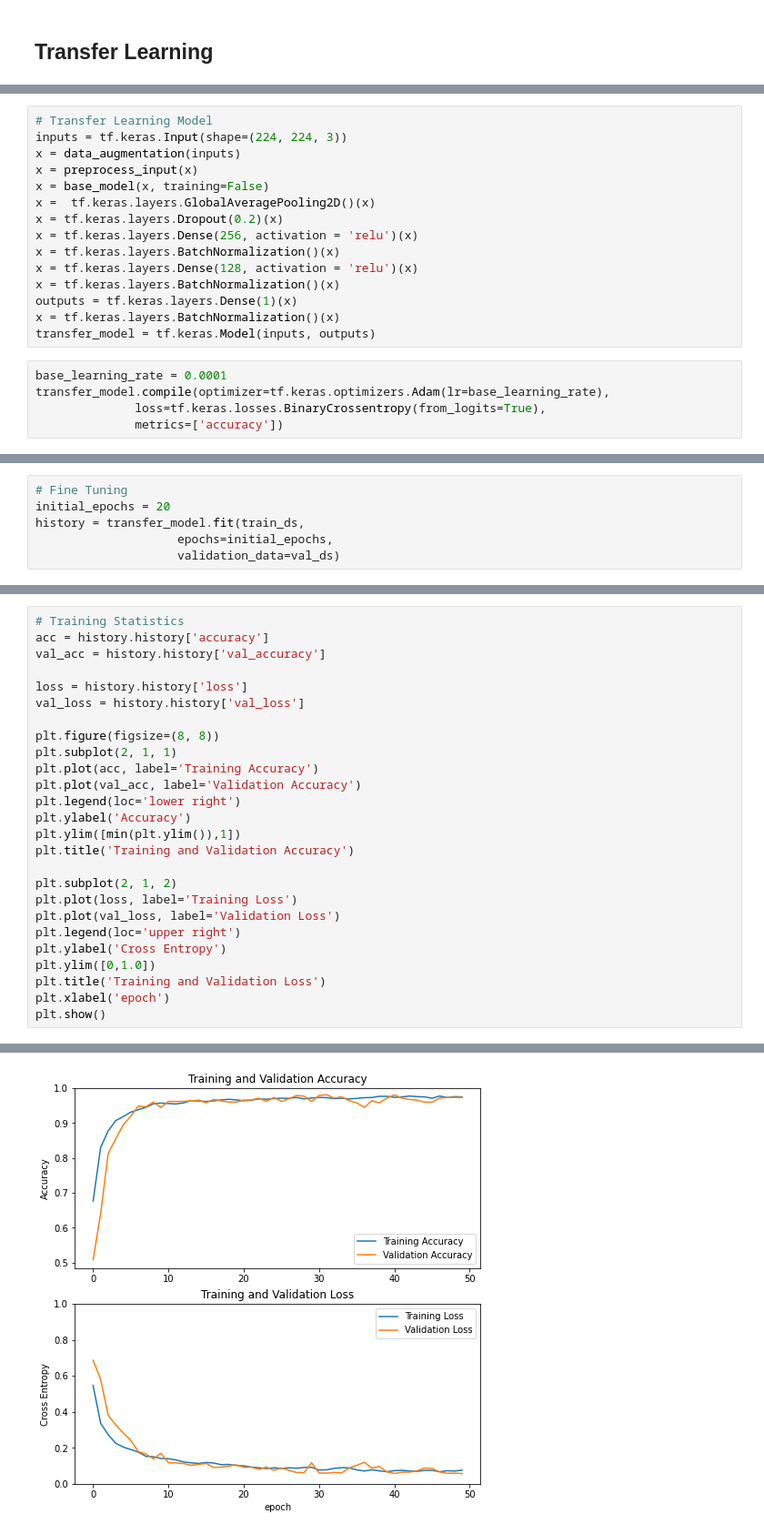
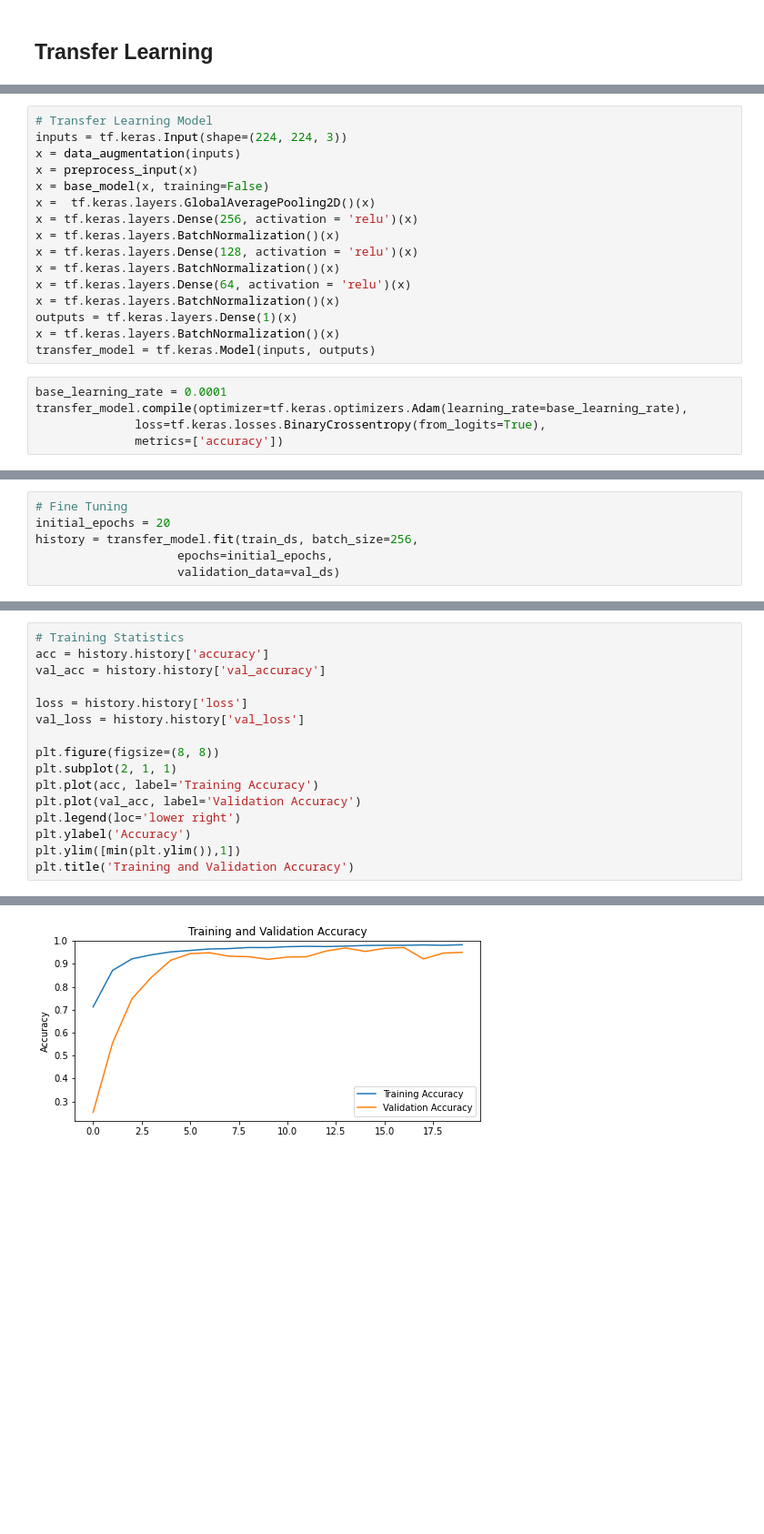
Before and after one commit to teoshuqi/pneumonia, a Jupyter notebook: CNN.ipynb, the cells around one changed output, grey strips where cells are left out. Shown: that part at 91% size. Saved outputs shown, nothing was run; the diff lists cells and outputs as text; blank space fills up the shorter version.

```diff
--- a/CNN.ipynb
+++ b/CNN.ipynb
@@ -206,17 +193,18 @@ x = data_augmentation(inputs)
 x = preprocess_input(x)
 x = base_model(x, training=False)
 x =  tf.keras.layers.GlobalAveragePooling2D()(x)
-x = tf.keras.layers.Dropout(0.2)(x)
 x = tf.keras.layers.Dense(256, activation = 'relu')(x)
 x = tf.keras.layers.BatchNormalization()(x)
 x = tf.keras.layers.Dense(128, activation = 'relu')(x)
 x = tf.keras.layers.BatchNormalization()(x)
+x = tf.keras.layers.Dense(64, activation = 'relu')(x)
+x = tf.keras.layers.BatchNormalization()(x)
 outputs = tf.keras.layers.Dense(1)(x)
 x = tf.keras.layers.BatchNormalization()(x)
 transfer_model = tf.keras.Model(inputs, outputs)
 # %%
 base_learning_rate = 0.0001
-transfer_model.compile(optimizer=tf.keras.optimizers.Adam(lr=base_learning_rate),
+transfer_model.compile(optimizer=tf.keras.optimizers.Adam(learning_rate=base_learning_rate),
               loss=tf.keras.losses.BinaryCrossentropy(from_logits=True),
               metrics=['accuracy'])
 # %%
@@ -227,7 +215,7 @@ loss0, accuracy0 = model.evaluate(val_ds)
 # %%
 # Fine Tuning
 initial_epochs = 20
-history = transfer_model.fit(train_ds,
+history = transfer_model.fit(train_ds, batch_size=256,
                     epochs=initial_epochs,
                     validation_data=val_ds)
 # %% [output]
@@ -264,14 +252,4 @@ plt.legend(loc='lower right')
 plt.ylabel('Accuracy')
 plt.ylim([min(plt.ylim()),1])
 plt.title('Training and Validation Accuracy')
-
-plt.subplot(2, 1, 2)
-plt.plot(loss, label='Training Loss')
-plt.plot(val_loss, label='Validation Loss')
-plt.legend(loc='upper right')
-plt.ylabel('Cross Entropy')
-plt.ylim([0,1.0])
-plt.title('Training and Validation Loss')
-plt.xlabel('epoch')
-plt.show()
 # %% [output]
@@ -278,4 +257,4 @@ plt.show()
-[figure, old version]
+[figure, new version]
 # %%
 # Evalation
 
```
Also changed, not shown: parts of 14 cells of this notebook.
